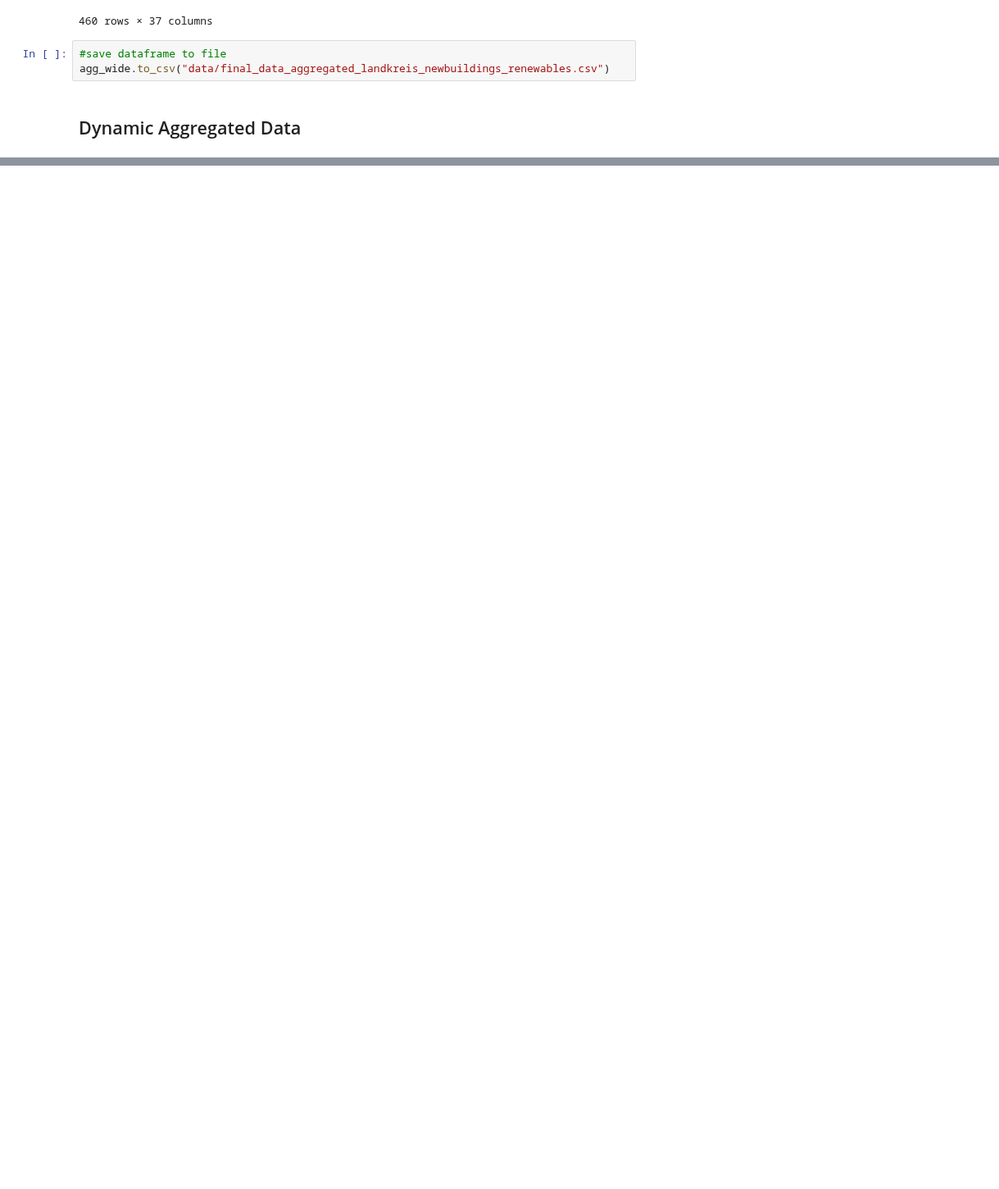
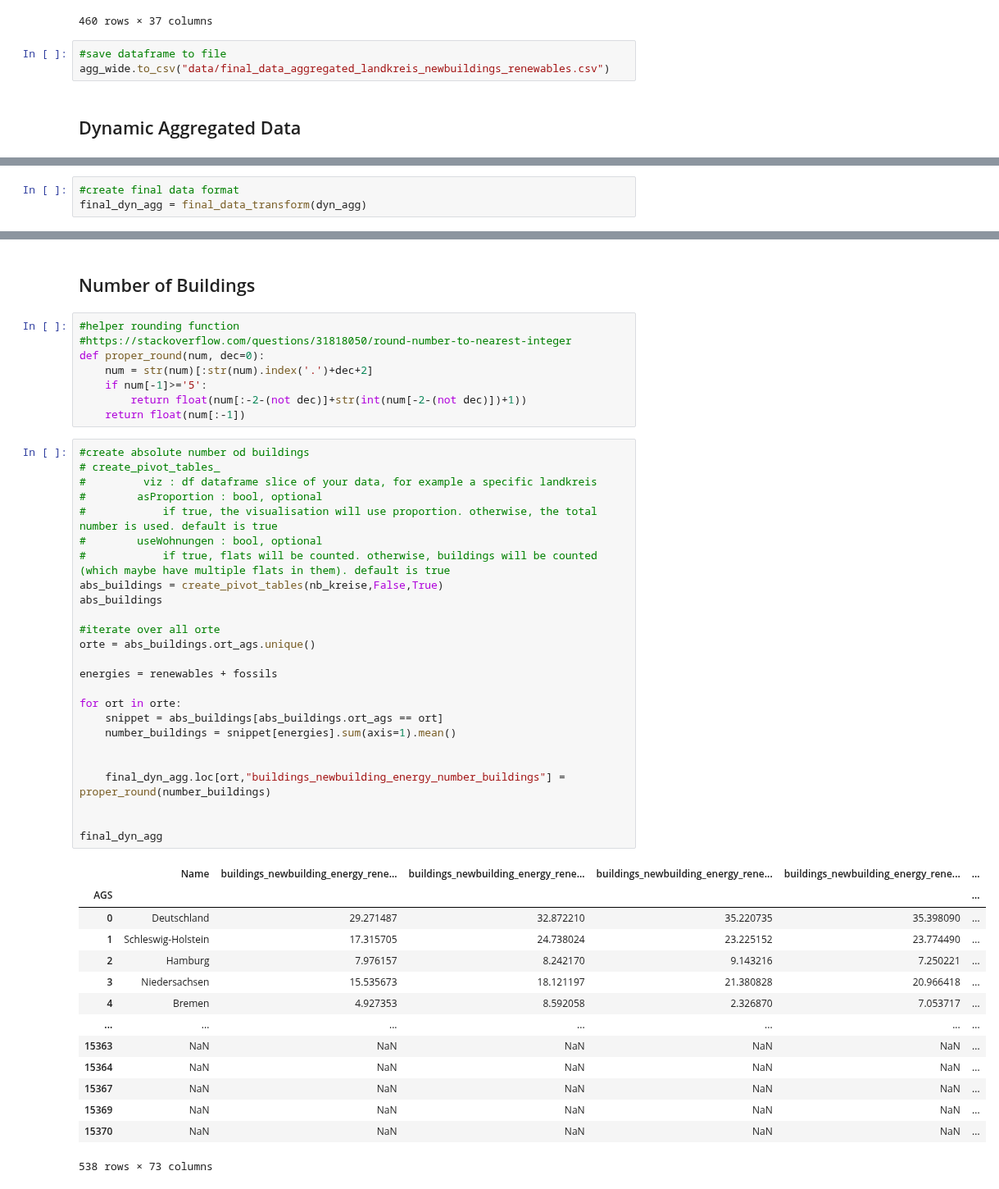
Before and after one commit to uclab-potsdam/klimataz, a Jupyter notebook: data/buildings/final_data_landkreis_new_building_renewables.ipynb, the cells around one changed output, grey strips where cells are left out. Shown at 82% size. Cells and saved outputs as stored; diff of their text form; blank space fills up the shorter version.

Commit message:
added total number of buildings

```diff
--- a/data/buildings/final_data_landkreis_new_building_renewables.ipynb
+++ b/data/buildings/final_data_landkreis_new_building_renewables.ipynb
@@ -424,0 +489,3 @@ for ort in orte:
+# %%
+#create final data format
+final_dyn_agg = final_data_transform(dyn_agg)
@@ -424,0 +507,50 @@ for ort in orte:
+# %% [markdown]
+## Number of Buildings
+# %%
+#helper rounding function
+#https://stackoverflow.com/questions/31818050/round-number-to-nearest-integer
+def proper_round(num, dec=0):
+    num = str(num)[:str(num).index('.')+dec+2]
+    if num[-1]>='5':
+        return float(num[:-2-(not dec)]+str(int(num[-2-(not dec)])+1))
+    return float(num[:-1])
+# %%
+#create absolute number od buildings
+# create_pivot_tables_
+#         viz : df dataframe slice of your data, for example a specific landkreis
+#        asProportion : bool, optional
+#            if true, the visualisation will use proportion. otherwise, the total number is used. default is true
+#        useWohnungen : bool, optional
+#            if true, flats will be counted. otherwise, buildings will be counted (which maybe have multiple flats in them). default is true
+abs_buildings = create_pivot_tables(nb_kreise,False,True)
+abs_buildings
+
+#iterate over all orte
+orte = abs_buildings.ort_ags.unique()
+
+energies = renewables + fossils
+
+for ort in orte:
+    snippet = abs_buildings[abs_buildings.ort_ags == ort]
+    number_buildings = snippet[energies].sum(axis=1).mean()
+
+
+    final_dyn_agg.loc[ort,"buildings_newbuilding_energy_number_buildings"] = proper_round(number_buildings)
+
+
+final_dyn_agg
+# %% [output]
+|  | Name | buildings_newbuilding_energy_rene... | buildings_newbuilding_energy_rene... | buildings_newbuilding_energy_rene... | buildings_newbuilding_energy_rene... | ... |
+| AGS |  |  |  |  |  | ... |
+| 0 | Deutschland | 29.271487 | 32.872210 | 35.220735 | 35.398090 | ... |
+| 1 | Schleswig-Holstein | 17.315705 | 24.738024 | 23.225152 | 23.774490 | ... |
+| 2 | Hamburg | 7.976157 | 8.242170 | 9.143216 | 7.250221 | ... |
+| 3 | Niedersachsen | 15.535673 | 18.121197 | 21.380828 | 20.966418 | ... |
+| 4 | Bremen | 4.927353 | 8.592058 | 2.326870 | 7.053717 | ... |
+| ... | ... | ... | ... | ... | ... | ... |
+| 15363 | NaN | NaN | NaN | NaN | NaN | ... |
+| 15364 | NaN | NaN | NaN | NaN | NaN | ... |
+| 15367 | NaN | NaN | NaN | NaN | NaN | ... |
+| 15369 | NaN | NaN | NaN | NaN | NaN | ... |
+| 15370 | NaN | NaN | NaN | NaN | NaN | ... |
+538 rows × 73 columns
```
Also changed, not shown: parts of 5 cells of this notebook, 1 other file.
